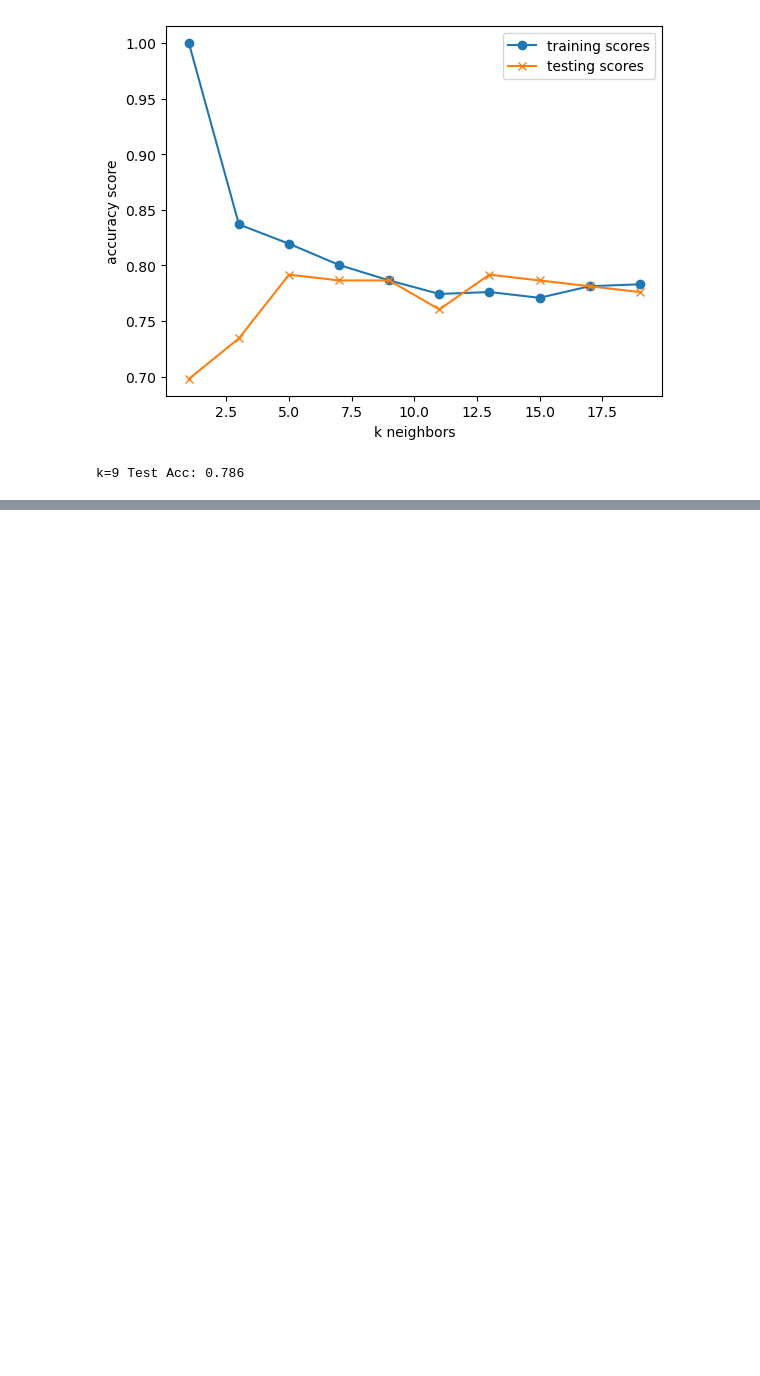
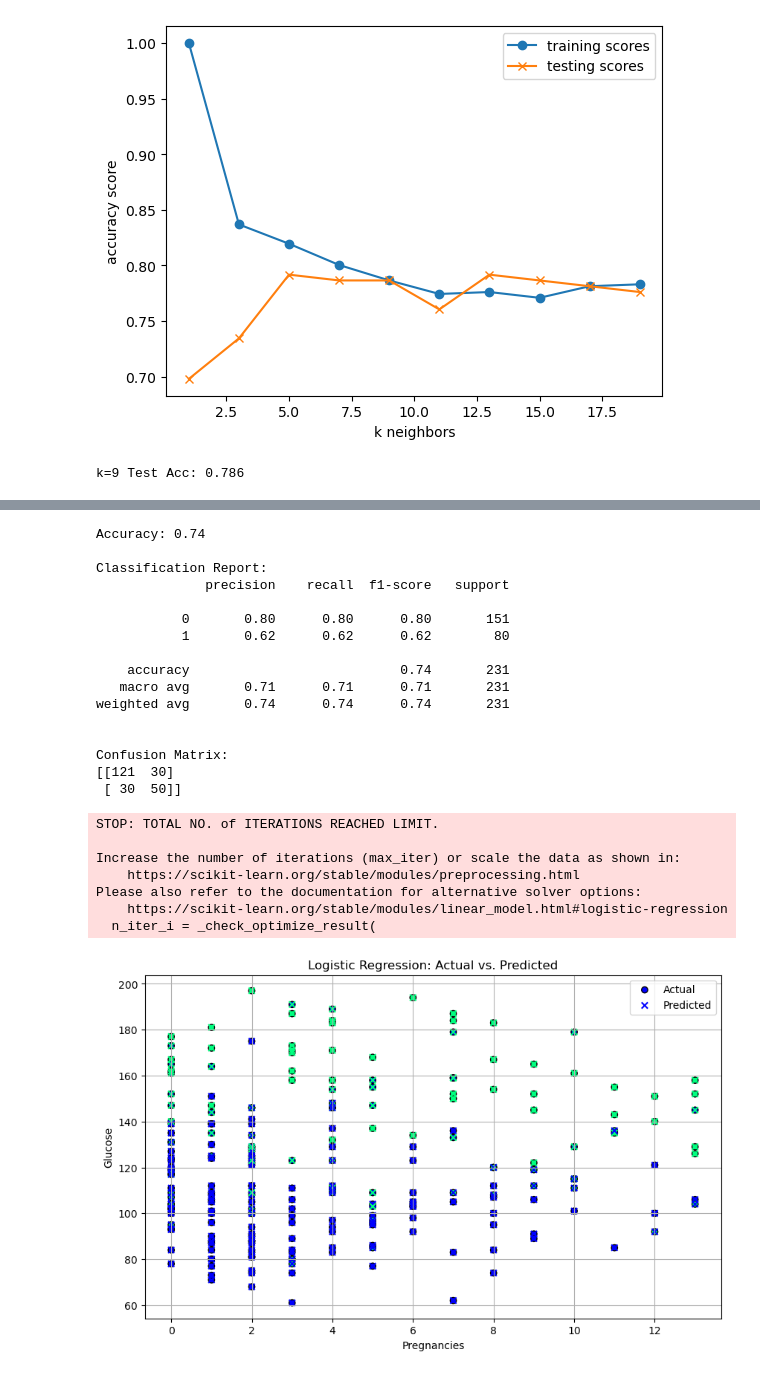
Before and after one commit to jjmccarty/project1_diabetes_outcomes, a Jupyter notebook: play_outcomes.ipynb, the cells around one changed output, grey strips where cells are left out. Cells and saved outputs as stored; diff of their text form; code cells hidden in the pictures; blank space fills up the shorter version.

```diff
--- a/play_outcomes.ipynb
+++ b/play_outcomes.ipynb
@@ -618,0 +719,62 @@ k=9 Test Acc: 0.786
+# %%
+
+# Split the data into training and test sets
+X_train, X_test, y_train, y_test = train_test_split(df_diabetes[['Pregnancies','Glucose', 'BloodPressure', 'SkinThickness','Insulin','BMI','DiabetesPedigreeFunction','Age']], df_diabetes['Outcome'], test_size=0.3, random_state=42)
+
+# Initialize the logistic regression model
+model = LogisticRegression()
+# # Fit the model to the training data
+model.fit(X_train, y_train)
+
+# Make predictions on the test data
+y_pred = model.predict(X_test)
+
+# Evaluate the model
+accuracy = accuracy_score(y_test, y_pred)
+print(f'Accuracy: {accuracy:.2f}')
+# Classification report
+print("\nClassification Report:")
+print(classification_report(y_test, y_pred))
+# Confusion matrix
+print("\nConfusion Matrix:")
+print(confusion_matrix(y_test, y_pred))
+
+# Plot the actual vs. predicted values
+plt.figure(figsize=(10, 6))
+# Scatter plot for actual values
+plt.scatter(X_test['Pregnancies'], X_test['Glucose'], c=y_test, marker='o', label='Actual', edgecolor='k')
+# Scatter plot for predicted values
+plt.scatter(X_test['Pregnancies'], X_test['Glucose'], c=y_pred, marker='x', label='Predicted')
+# Adding the plot details
+plt.title('Logistic Regression: Actual vs. Predicted')
+plt.xlabel('Pregnancies')
+plt.ylabel('Glucose')
+plt.legend()
+plt.grid(True)
+
+#df_mean_imputed.fillna(df_mean_imputed.mean(), inplace=True)
+# %% [output]
+Accuracy: 0.74
+
+Classification Report:
+              precision    recall  f1-score   support
+
+           0       0.80      0.80      0.80       151
+           1       0.62      0.62      0.62        80
+
+    accuracy                           0.74       231
+   macro avg       0.71      0.71      0.71       231
+weighted avg       0.74      0.74      0.74       231
+
+
+Confusion Matrix:
+[[121  30]
+ [ 30  50]]
+STOP: TOTAL NO. of ITERATIONS REACHED LIMIT.
+
+Increase the number of iterations (max_iter) or scale the data as shown in:
+    https://scikit-learn.org/stable/modules/preprocessing.html
+Please also refer to the documentation for alternative solver options:
+    https://scikit-learn.org/stable/modules/linear_model.html#logistic-regression
+  n_iter_i = _check_optimize_result(
+[figure, added]
```
Also changed, not shown: parts of 9 cells of this notebook, 1 other file.
